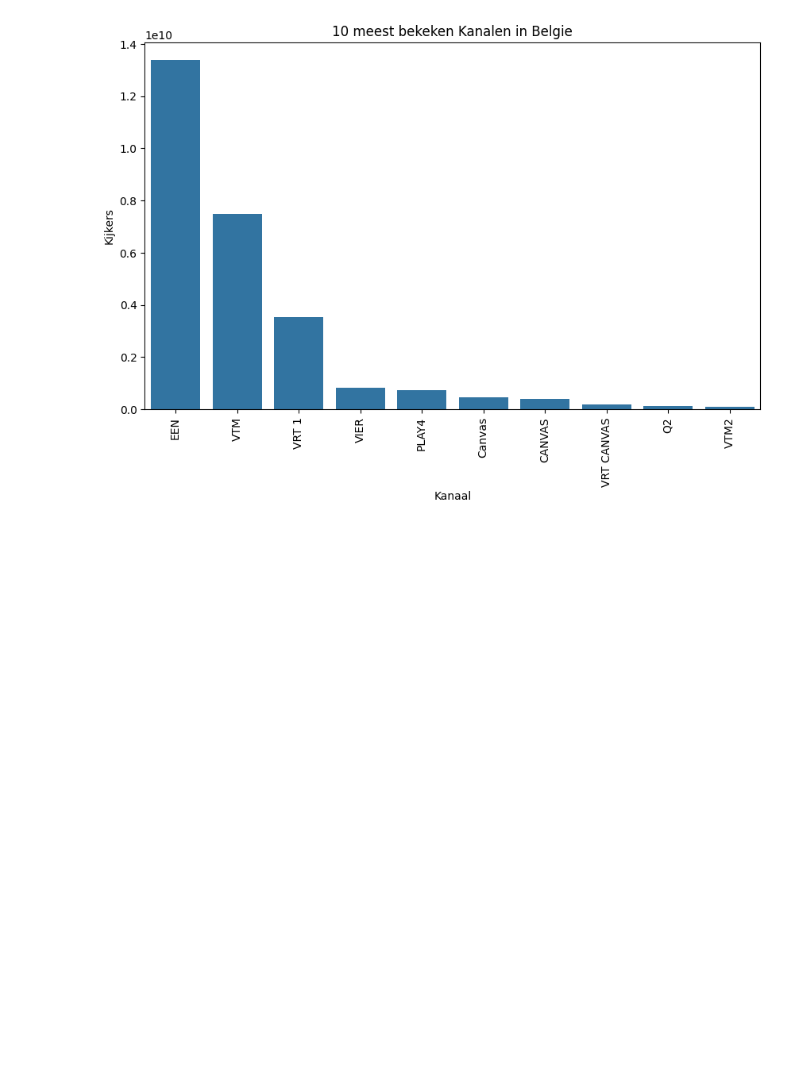
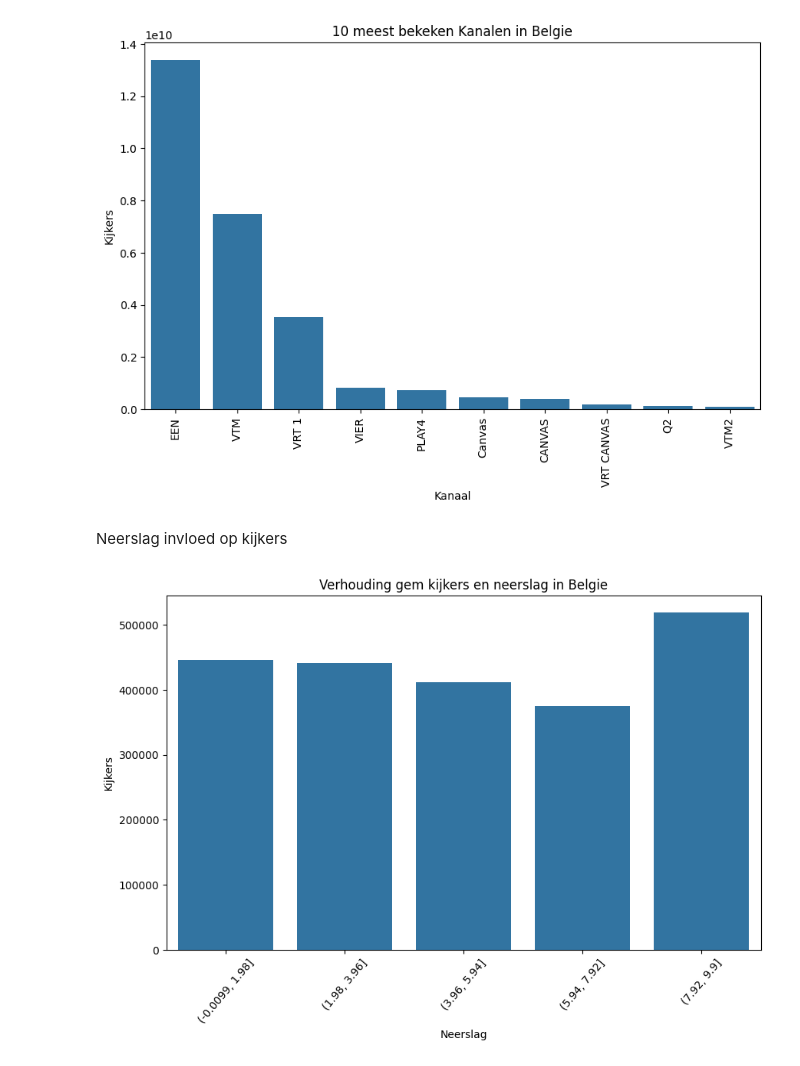
Before and after one commit to zhebii/ML_project_kijkcijfers, a Jupyter notebook: analyseCleanData.ipynb, the cells around one changed output. Cells and saved outputs as stored; diff of their text form; code cells hidden in the pictures; blank space fills up the shorter version.

Commit message:
analyseCleanData af

```diff
--- a/analyseCleanData.ipynb
+++ b/analyseCleanData.ipynb
@@ -300,3 +299,17 @@ plt.title('10 meest bekeken Kanalen in Belgie')
 plt.show()
 # %% [output]
 [figure]
+# %% [markdown]
+Neerslag invloed op kijkers
+# %%
+kijkersPerNeerslag = cleanData.groupby(pd.cut(cleanData['Regen'], bins=5))['Kijkers'].mean()
+
+plt.figure(figsize=(10, 6))
+sns.barplot(x=kijkersPerNeerslag.index, y=kijkersPerNeerslag.values)
+plt.xlabel('Neerslag')
+plt.ylabel('Kijkers')
+plt.title('Verhouding gem kijkers en neerslag in Belgie')
+plt.xticks(rotation=50)
+plt.show()
+# %% [output]
+[figure, added]
```
Also changed, not shown: parts of 5 cells of this notebook.
